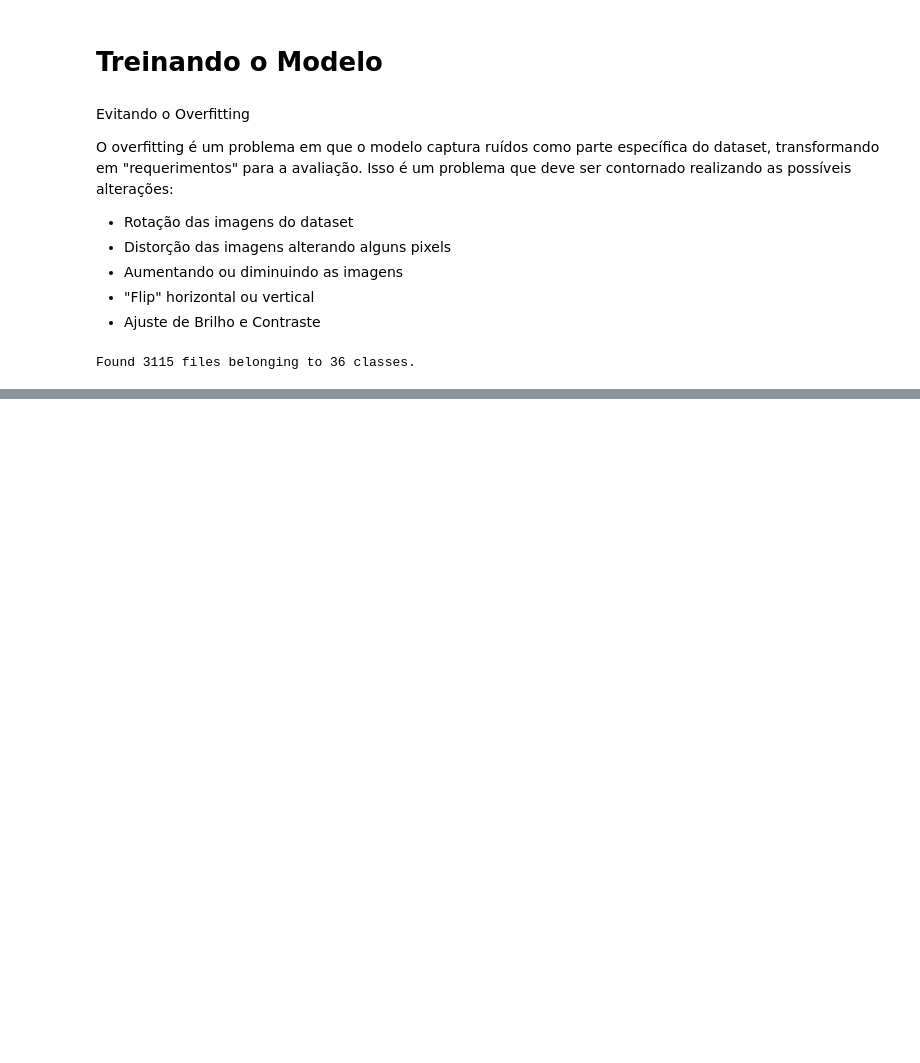
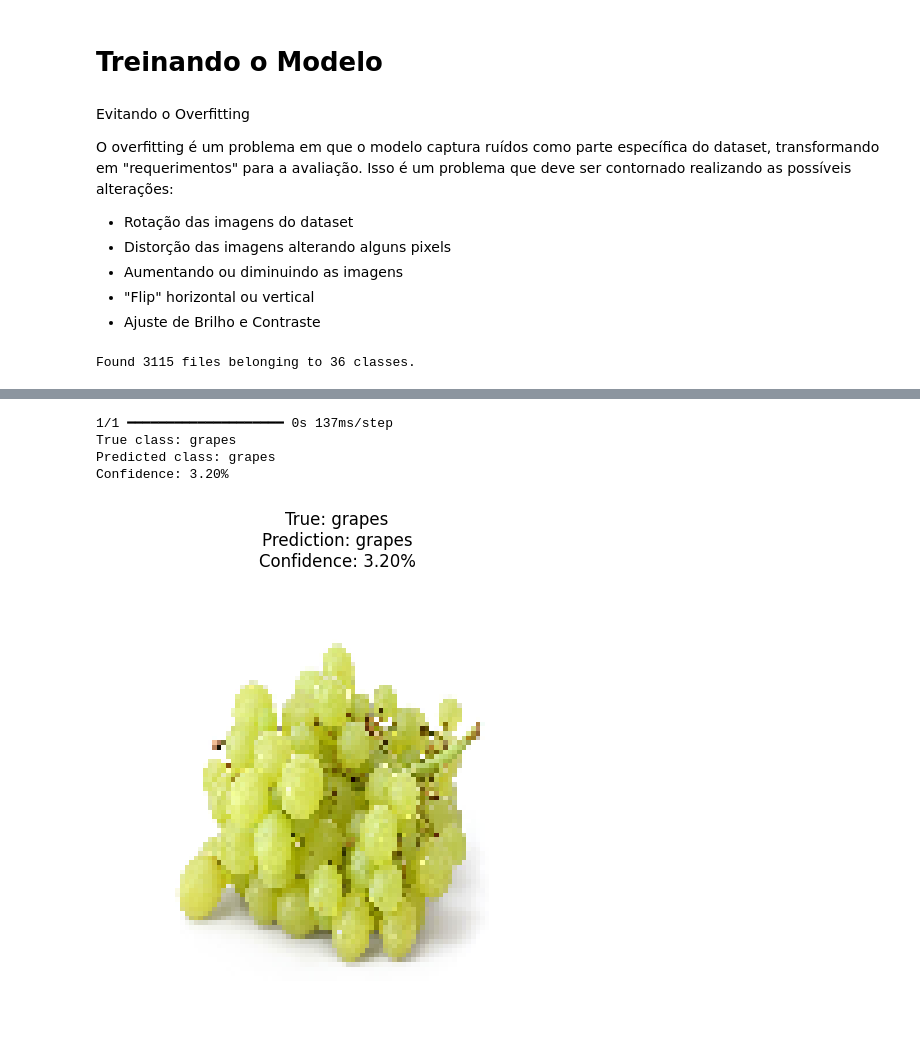
Before and after one commit to marcelomx30/AI-Final-Project, a Jupyter notebook: FruitsVeggies_Classification_CNN.ipynb, the cells around one changed output, grey strips where cells are left out. Drawn from its saved outputs; the diff is of its cells as text; code cells hidden in the pictures; blank space fills up the shorter version.

```diff
--- a/FruitsVeggies_Classification_CNN.ipynb
+++ b/FruitsVeggies_Classification_CNN.ipynb
@@ -266,0 +322,55 @@ Found 359 files belonging to 36 classes.
+# %%
+# Load the saved model
+loaded_model = load_model('trained_model.keras')
+
+# Function to predict a single image
+def predict_fruit_veggie(image_path):
+    # Load and preprocess the image
+    img = load_img(image_path, target_size=(100, 100))
+    img_array = img_to_array(img)
+    img_array = np.expand_dims(img_array, axis=0)
+
+    # Normalize the image data
+    img_array = img_array / 255.0
+
+    # Make prediction
+    prediction = loaded_model.predict(img_array)
+
+    # Get the class names (assuming they're in alphabetical order as loaded by image_dataset_from_directory)
+    class_names = sorted(os.listdir(os.path.join(extracted_path, "train")))
+
+    # Get the predicted class index and probability
+    predicted_class_idx = np.argmax(prediction[0])
+    confidence = prediction[0][predicted_class_idx]
+
+    return class_names[predicted_class_idx], confidence
+
+# Get a random test image path
+test_dir = os.path.join(extracted_path, "test")
+# Get a random class folder
+class_folders = os.listdir(test_dir)
+random_class = random.choice(class_folders)
+# Get a random image from that class
+class_dir = os.path.join(test_dir, random_class)
+random_image = random.choice(os.listdir(class_dir))
+image_path = os.path.join(class_dir, random_image)
+
+# Use the image path in your prediction
+predicted_class, confidence = predict_fruit_veggie(image_path)
+print(f"True class: {random_class}")
+print(f"Predicted class: {predicted_class}")
+print(f"Confidence: {confidence:.2%}")
+
+# Display the image with its prediction
+plt.figure(figsize=(6, 6))
+img = load_img(image_path, target_size=(100, 100))
+plt.imshow(img)
+plt.title(f"True: {random_class}\nPrediction: {predicted_class}\nConfidence: {confidence:.2%}")
+plt.axis('off')
+plt.show()
+# %% [output]
+1/1 ━━━━━━━━━━━━━━━━━━━━ 0s 137ms/step
+True class: grapes
+Predicted class: grapes
+Confidence: 3.20%
+[figure, added]
```
Also changed, not shown: parts of 10 cells of this notebook.
